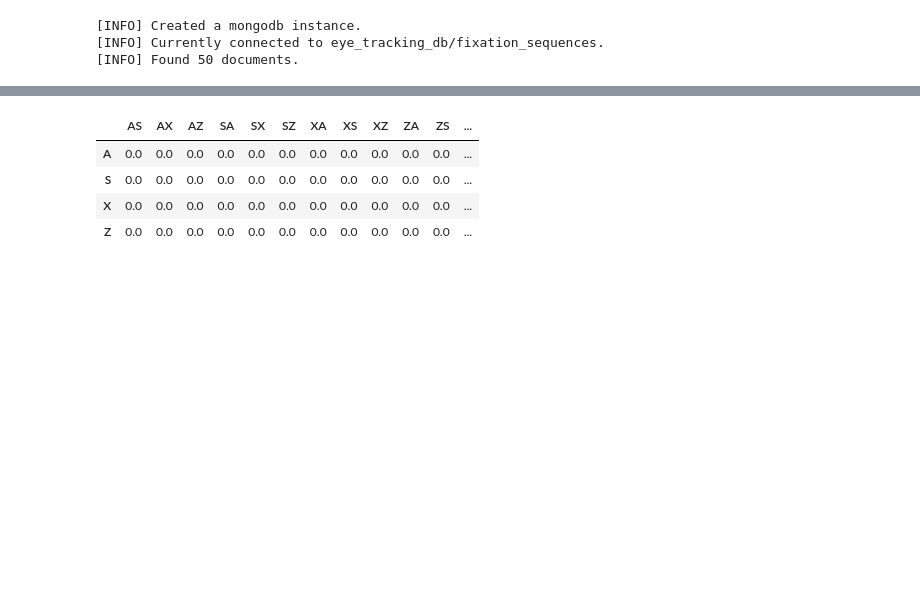
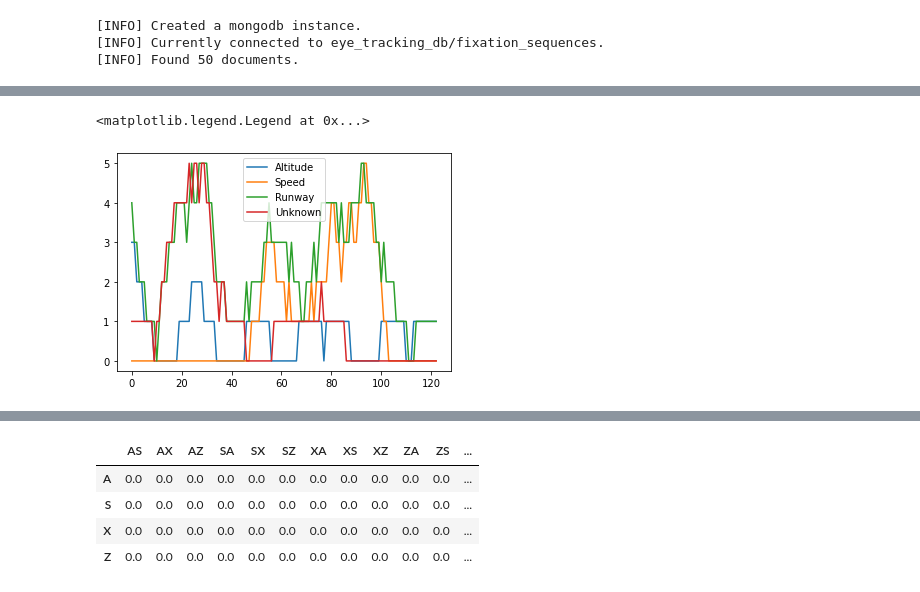
Before and after one commit to habom2310/eye-tracking-in-aviation, a Jupyter notebook: Transition matrix (1, 2 order).ipynb, the cells around one changed output, grey strips where cells are left out. Cells and saved outputs as stored; diff of their text form; code cells hidden in the pictures; blank space fills up the shorter version.

```diff
--- a/Transition matrix (1, 2 order).ipynb
+++ b/Transition matrix (1, 2 order).ipynb
@@ -28,10 +32,11 @@ mongo.connect()
 # %%
 documents = mongo.find({})
-document = documents[49]
-print("trial: {}, group: {}, pID: {}".format(document["trial"], document["group"], document["pID"]))
+for document in documents:
+    print("trial: {}, group: {}, pID: {}".format(document["trial"], document["group"], document["pID"]))
 
-d_data = document["data"]
-df_data = pd.DataFrame(d_data)
-df_data = fixation.merge_consecutive_fixations_in_same_roi(df_data)
-transitions, L = pair_transition_analysis.encode_transition(df_data["roi"], "fix")
+    d_data = document["data"]
+    df_data = pd.DataFrame(d_data)
+    df_data = fixation.merge_consecutive_fixations_in_same_roi(df_data)
+    transitions, L = pair_transition_analysis.encode_transition(df_data["roi"], "fix")
+    print(transitions)
 # %% [output]
@@ -38,0 +76,23 @@ trial: 2, group: 1, pID: 032
+# %%
+def frequency_of_ROI_over_time(df_data, window_length = 10):
+    d = defaultdict(list)
+    for i in range(int(df_data.start.values[-1])):
+        start_time = i
+        end_time = i + window_length
+        df_x = df_data[(df_data.start >= start_time) & (df_data.start <= end_time)]
+        d["A"].append(len(df_x[df_x.roi == "alt"]))
+        d["S"].append(len(df_x[(df_x.roi == "asi") | (df_x.roi == "rpmleft")]))
+        d["X"].append(len(df_x[df_x.roi == "runway"]))
+        d["Z"].append(len(df_x[df_x.roi == "unknown"]))
+
+    return d
+# %%
+d_freq = frequency_of_ROI_over_time(df_data)
+plt.plot(d_freq["A"], label = "Altitude")
+plt.plot(d_freq["S"], label = "Speed")
+plt.plot(d_freq["X"], label = "Runway")
+plt.plot(d_freq["Z"], label = "Unknown")
+plt.legend()
+# %% [output]
+<matplotlib.legend.Legend at 0x...>
+[figure, added]
```
Also changed, not shown: parts of 43 cells of this notebook, 1 other file.
